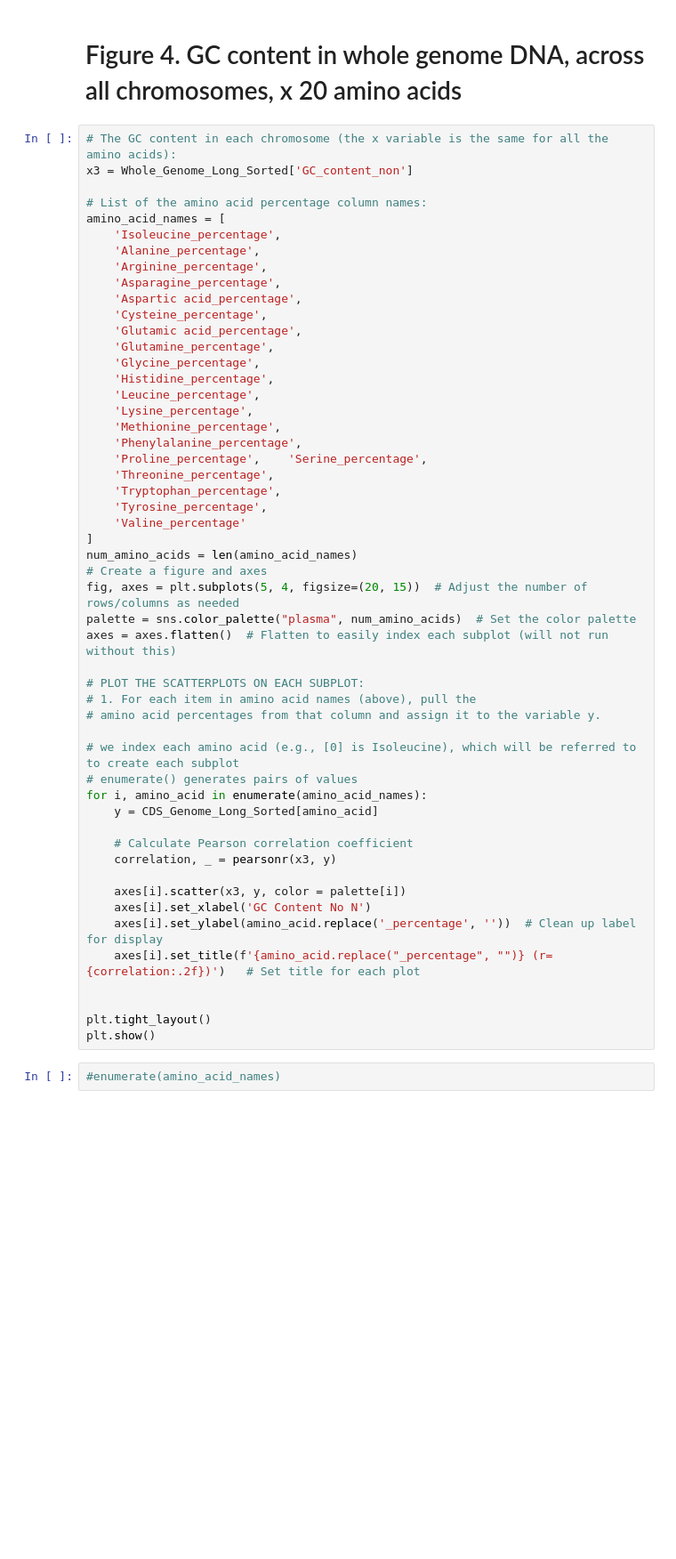
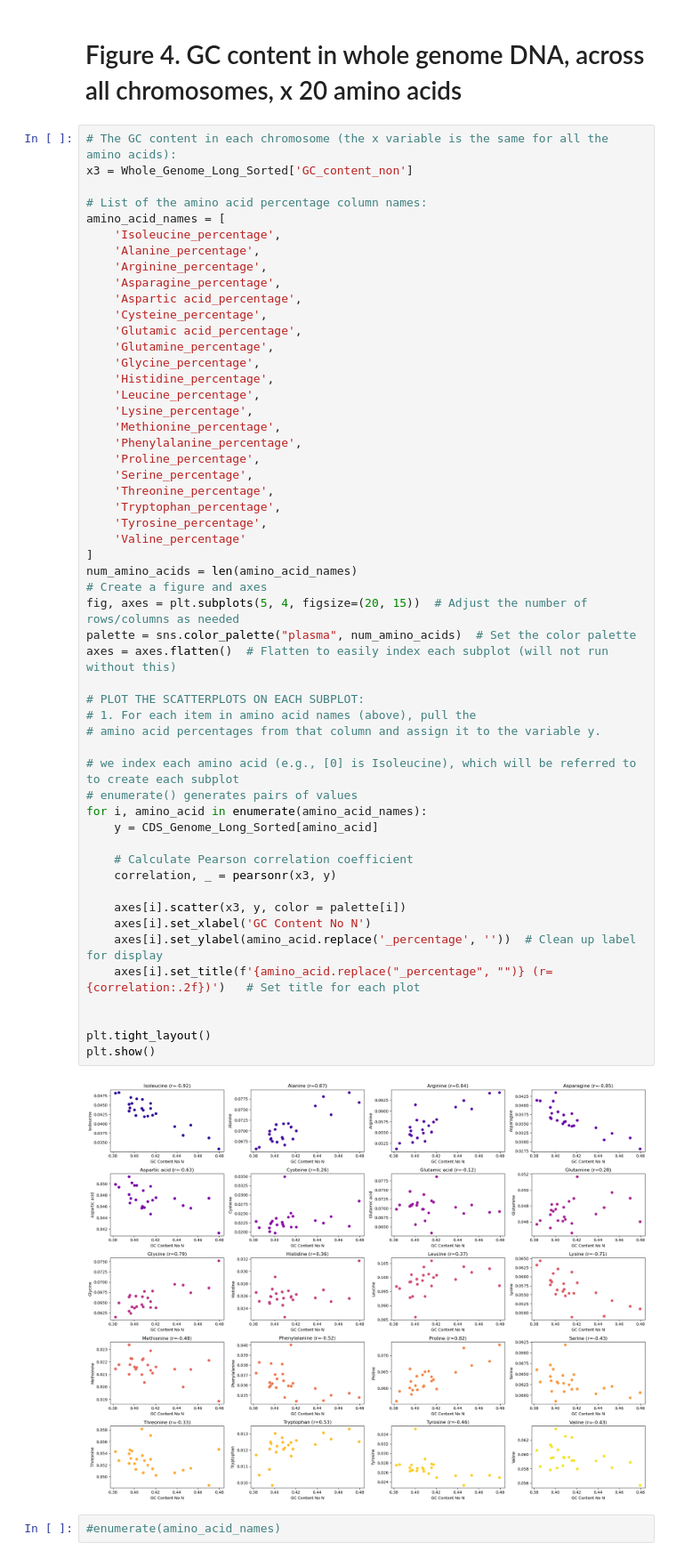
Before and after one commit to millce-cm/pfb2024_group_project_GC, a Jupyter notebook: Figures_Human_Final2.ipynb, the cells around one changed output. Shown at 89% size. Drawn from its saved outputs; the diff is of its cells as text; blank space fills up the shorter version.

```diff
--- a/Figures_Human_Final2.ipynb
+++ b/Figures_Human_Final2.ipynb
@@ -328,38 +327,41 @@ amino_acid_names = [
     'Lysine_percentage',
     'Methionine_percentage',
     'Phenylalanine_percentage',
-    'Proline_percentage',    'Serine_percentage',
+    'Proline_percentage',
+    'Serine_percentage',
     'Threonine_percentage',
     'Tryptophan_percentage',
     'Tyrosine_percentage',
     'Valine_percentage'
 ]
 num_amino_acids = len(amino_acid_names)
 # Create a figure and axes
 fig, axes = plt.subplots(5, 4, figsize=(20, 15))  # Adjust the number of rows/columns as needed
 palette = sns.color_palette("plasma", num_amino_acids)  # Set the color palette
 axes = axes.flatten()  # Flatten to easily index each subplot (will not run without this)
 
 # PLOT THE SCATTERPLOTS ON EACH SUBPLOT:
 # 1. For each item in amino acid names (above), pull the
 # amino acid percentages from that column and assign it to the variable y.
 
 # we index each amino acid (e.g., [0] is Isoleucine), which will be referred to to create each subplot
 # enumerate() generates pairs of values
 for i, amino_acid in enumerate(amino_acid_names):
     y = CDS_Genome_Long_Sorted[amino_acid]
 
     # Calculate Pearson correlation coefficient
     correlation, _ = pearsonr(x3, y)
 
     axes[i].scatter(x3, y, color = palette[i])
     axes[i].set_xlabel('GC Content No N')
     axes[i].set_ylabel(amino_acid.replace('_percentage', ''))  # Clean up label for display
     axes[i].set_title(f'{amino_acid.replace("_percentage", "")} (r={correlation:.2f})')   # Set title for each plot
 
 
 plt.tight_layout()
 plt.show()
+# %% [output]
+[figure, added]
 # %%
 #enumerate(amino_acid_names)
 # %%
```
Also changed, not shown: parts of 2 cells of this notebook.
